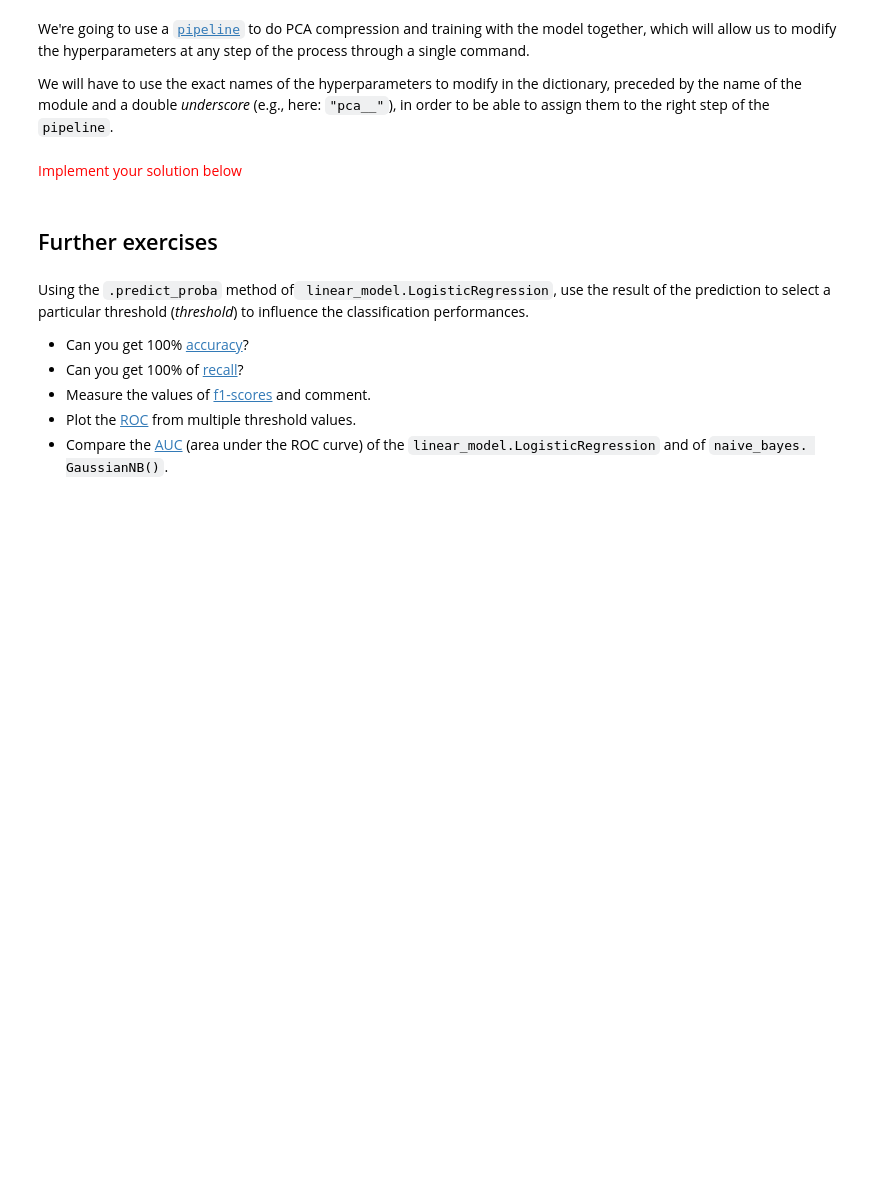
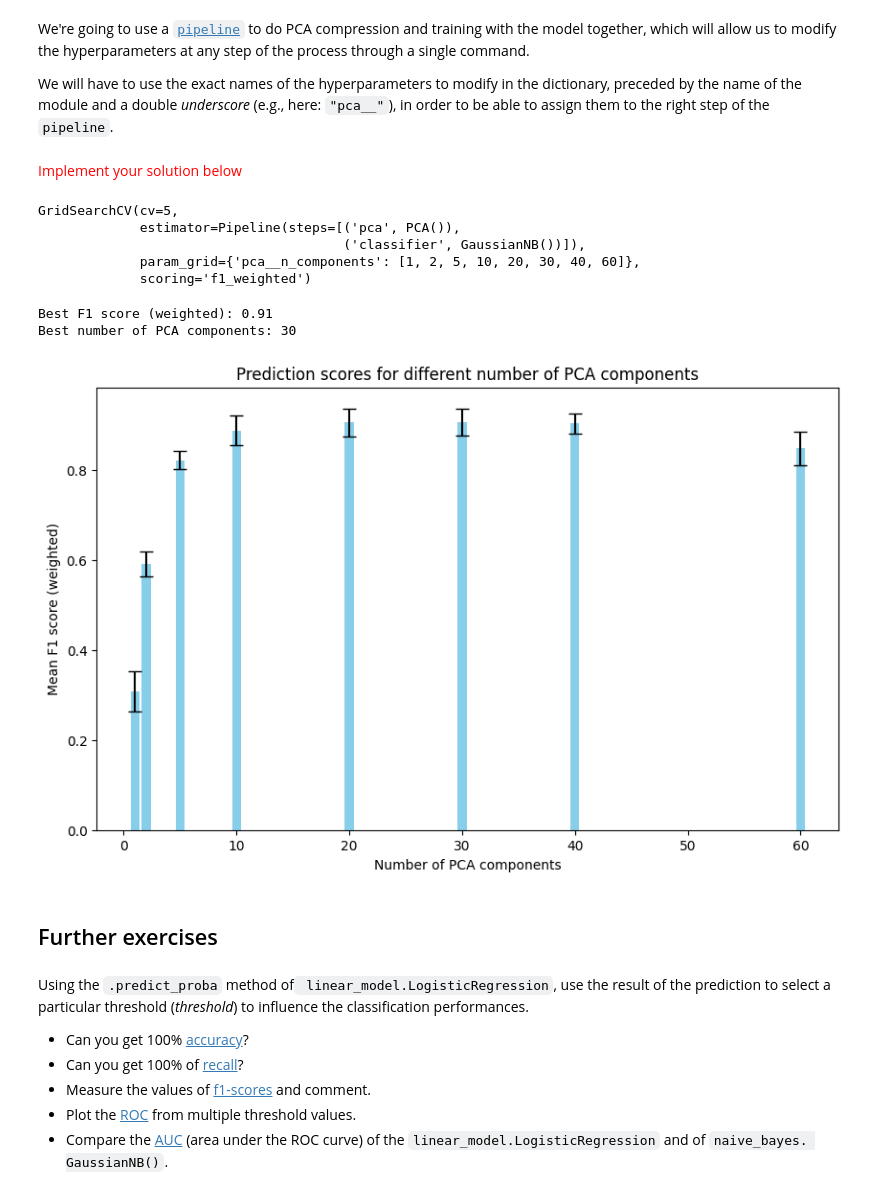
Before and after one commit to petkokp/m1-hands-on-machine-learning, a Jupyter notebook: TP 2 - Scikit-Learn - Evaluation.ipynb, the cells around one changed output. Drawn from its saved outputs; the diff is of its cells as text; code cells hidden in the pictures; blank space fills up the shorter version.

Commit message:
grid search

```diff
--- a/TP 2 - Scikit-Learn - Evaluation.ipynb
+++ b/TP 2 - Scikit-Learn - Evaluation.ipynb
@@ -373,12 +371,52 @@ We will have to use the exact names of the hyperparameters to modify in the dict
+# %%
+from sklearn.pipeline import Pipeline
+
+# Define the pipeline
+pipeline = Pipeline([
+    ("pca", decomposition.PCA()),
+    ("classifier", naive_bayes.GaussianNB())
+])
 # %%
+from sklearn.model_selection import GridSearchCV
+
 # Define the gridsearch using the pipeline and fit the model
+grid_search = GridSearchCV(pipeline, param_grid, cv=5, scoring="f1_weighted")
+
+grid_search.fit(data, digits.target)
+# %% [output]
+GridSearchCV(cv=5,
+             estimator=Pipeline(steps=[('pca', PCA()),
+                                       ('classifier', GaussianNB())]),
+             param_grid={'pca__n_components': [1, 2, 5, 10, 20, 30, 40, 60]},
+             scoring='f1_weighted')
 # %%
 # Print the best prediction score obtained
 # and its corresponding hyperparameter value
+best_score = grid_search.best_score_
+best_n_components = grid_search.best_params_["pca__n_components"]
+
+print(f"Best F1 score (weighted): {best_score:.2f}")
+print(f"Best number of PCA components: {best_n_components}")
+# %% [output]
+Best F1 score (weighted): 0.91
+Best number of PCA components: 30
 # %%
 # Plot a bar plot (or boxplot) showing the different prediction scores
 # for each tested hyperparameter
 # (including the error bars if bar plots are chosen)
+results = grid_search.cv_results_
+mean_test_scores = results["mean_test_score"]
+std_test_scores = results["std_test_score"]
+
+plt.figure(figsize=(10, 6))
+plt.bar(param_grid["pca__n_components"], mean_test_scores, yerr=std_test_scores,
+        color="skyblue", capsize=5)
+plt.xlabel("Number of PCA components")
+plt.ylabel("Mean F1 score (weighted)")
+plt.title("Prediction scores for different number of PCA components")
+plt.show()
+# %% [output]
+[figure, added]
 # %% [markdown]
 ## Further exercises
 # %% [markdown]
```
Also changed, not shown: parts of 1 cell of this notebook.
